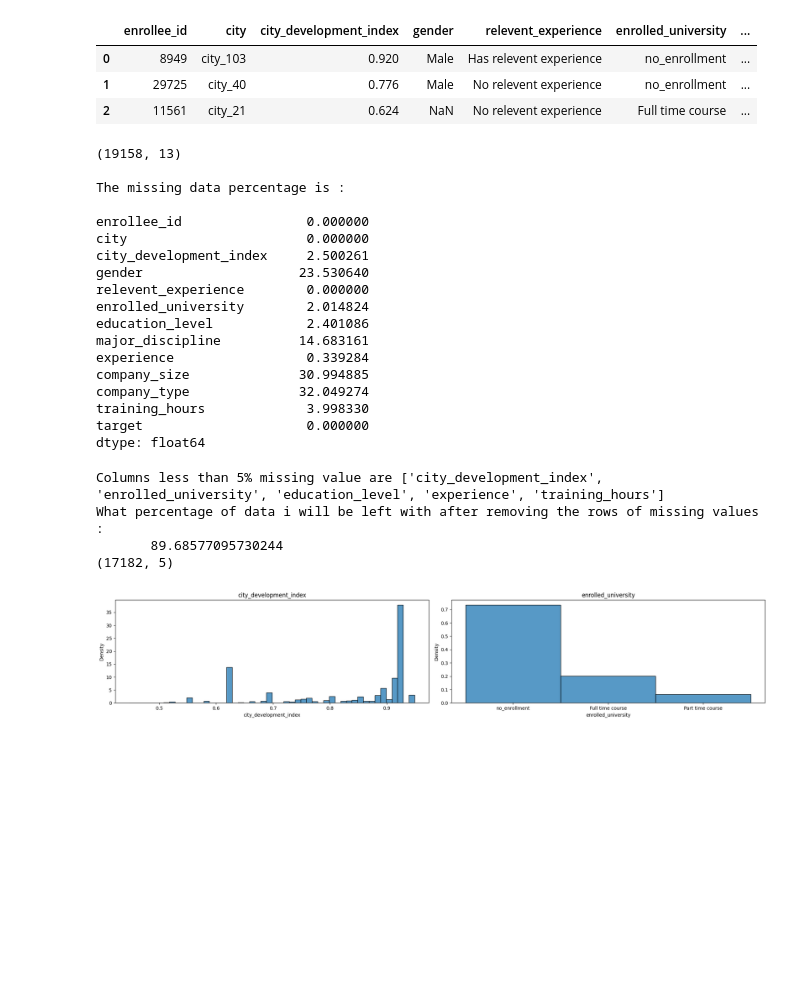
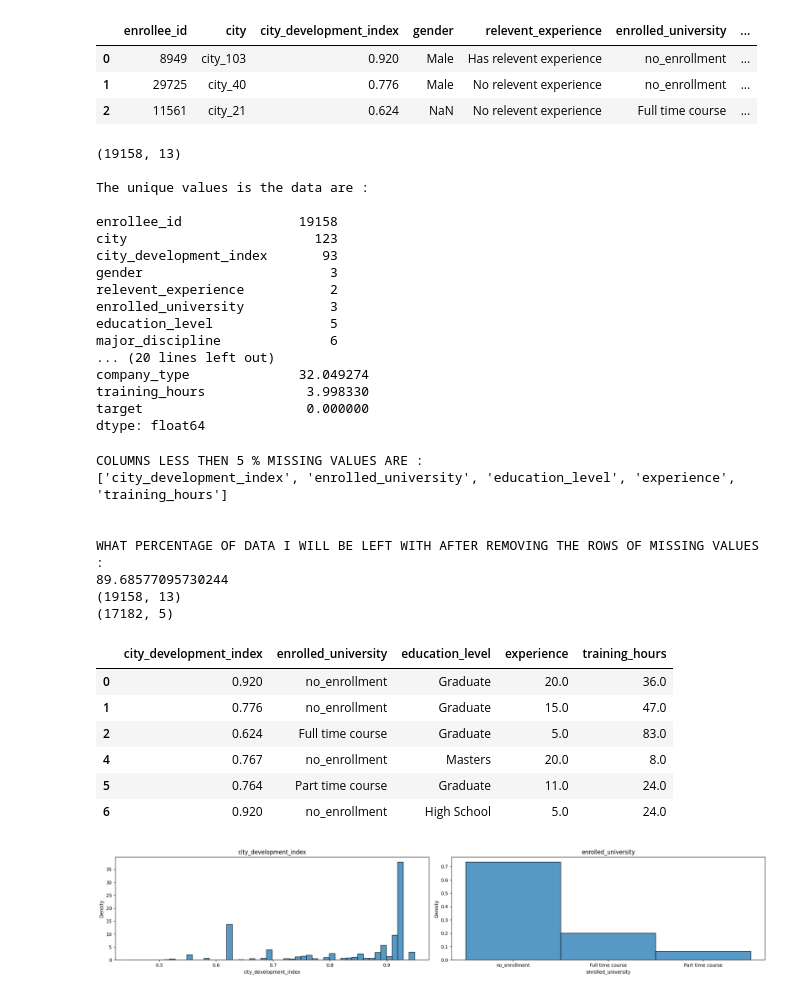
Before and after one commit to Ashura369/Python_and_Data_Science, a Jupyter notebook: 0 ML lecture/12_0 handling missing data CCA.ipynb, the cells around one changed output. Drawn from its saved outputs; the diff is of its cells as text; code cells hidden in the pictures; blank space fills up the shorter version.

```diff
--- a/0 ML lecture/12_0 handling missing data CCA.ipynb
+++ b/0 ML lecture/12_0 handling missing data CCA.ipynb
@@ -73,23 +73,23 @@ df.head(3)
 | 2 | 11561 | city_21 | 0.624 | NaN | No relevent experience | Full time course | ... |
 # %%
 print(df.shape)
+print(f"\nThe unique values is the data are : \n\n{df.nunique()}\n")
 print(f"\nThe missing data percentage is : \n\n{df.isna().mean()*100}")
 # so we will be applying CCA where total number of missing data is less than 5%
 # %% [output]
 (19158, 13)
 
-The missing data percentage is :
+The unique values is the data are :
 
-enrollee_id                0.000000
-city                       0.000000
-city_development_index     2.500261
-gender                    23.530640
-relevent_experience        0.000000
-enrolled_university        2.014824
-education_level            2.401086
-major_discipline          14.683161
-experience                 0.339284
-company_size              30.994885
+enrollee_id               19158
+city                        123
+city_development_index       93
+gender                        3
+relevent_experience           2
+enrolled_university           3
+education_level               5
+major_discipline              6
+... (20 lines left out)
 company_type              32.049274
 training_hours             3.998330
 target                     0.000000
@@ -97,19 +97,32 @@ dtype: float64
 # %%
 cols = [i for i in df.columns
         if df[i].isna().mean() < 0.05 and df[i].isna().mean() > 0]
-print(f"Columns less than 5% missing value are {cols}")
-print(f"What percentage of data i will be left with after removing the rows of missing values : \n \
-      {(len(df[cols].dropna()) / len(df))*100}")
+print(f"COLUMNS LESS THEN 5 % MISSING VALUES ARE : \n{cols}\n\n")
+print(f"WHAT PERCENTAGE OF DATA I WILL BE LEFT WITH AFTER REMOVING THE ROWS OF MISSING VALUES : \n\
+{(len(df[cols].dropna()) / len(df))*100}")
 
 
 # dropping the rows of the missing data
 new_df = df[cols].dropna()
+print(df.shape)
 print(new_df.shape)
+new_df.head(6)
 # %% [output]
-Columns less than 5% missing value are ['city_development_index', 'enrolled_university', 'education_level', 'experience', 'training_hours']
-What percentage of data i will be left with after removing the rows of missing values :
-       89.68577095730244
+COLUMNS LESS THEN 5 % MISSING VALUES ARE :
+['city_development_index', 'enrolled_university', 'education_level', 'experience', 'training_hours']
+
+
+WHAT PERCENTAGE OF DATA I WILL BE LEFT WITH AFTER REMOVING THE ROWS OF MISSING VALUES :
+89.68577095730244
+(19158, 13)
 (17182, 5)
+|  | city_development_index | enrolled_university | education_level | experience | training_hours |
+| 0 | 0.920 | no_enrollment | Graduate | 20.0 | 36.0 |
+| 1 | 0.776 | no_enrollment | Graduate | 15.0 | 47.0 |
+| 2 | 0.624 | Full time course | Graduate | 5.0 | 83.0 |
+| 4 | 0.767 | no_enrollment | Masters | 20.0 | 8.0 |
+| 5 | 0.764 | Part time course | Graduate | 11.0 | 24.0 |
+| 6 | 0.920 | no_enrollment | High School | 5.0 | 24.0 |
 # %%
 # Plotting the histogram of the new dataset
 a = new_df.columns
```
Also changed, not shown: parts of 2 cells of this notebook, 1 other file.
